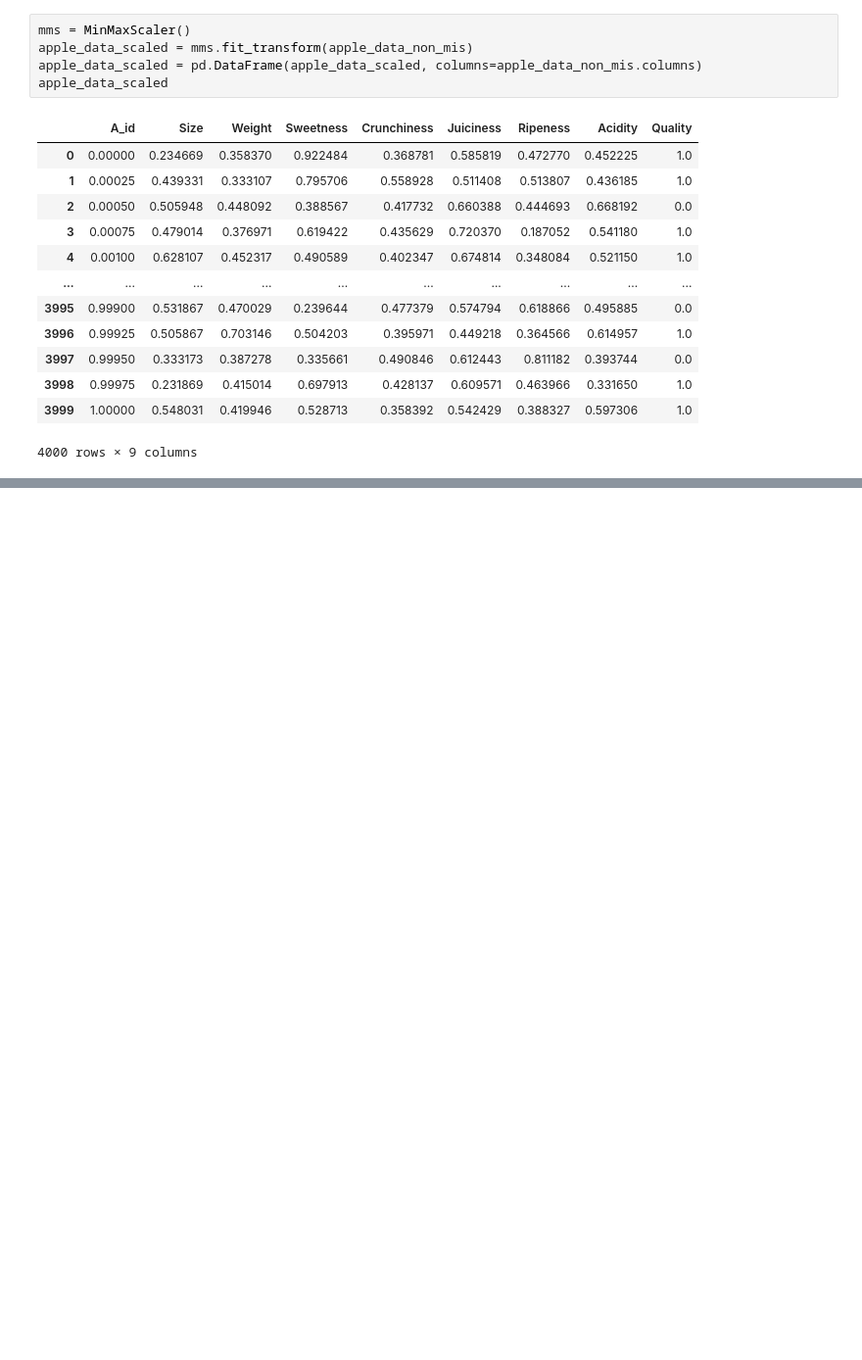
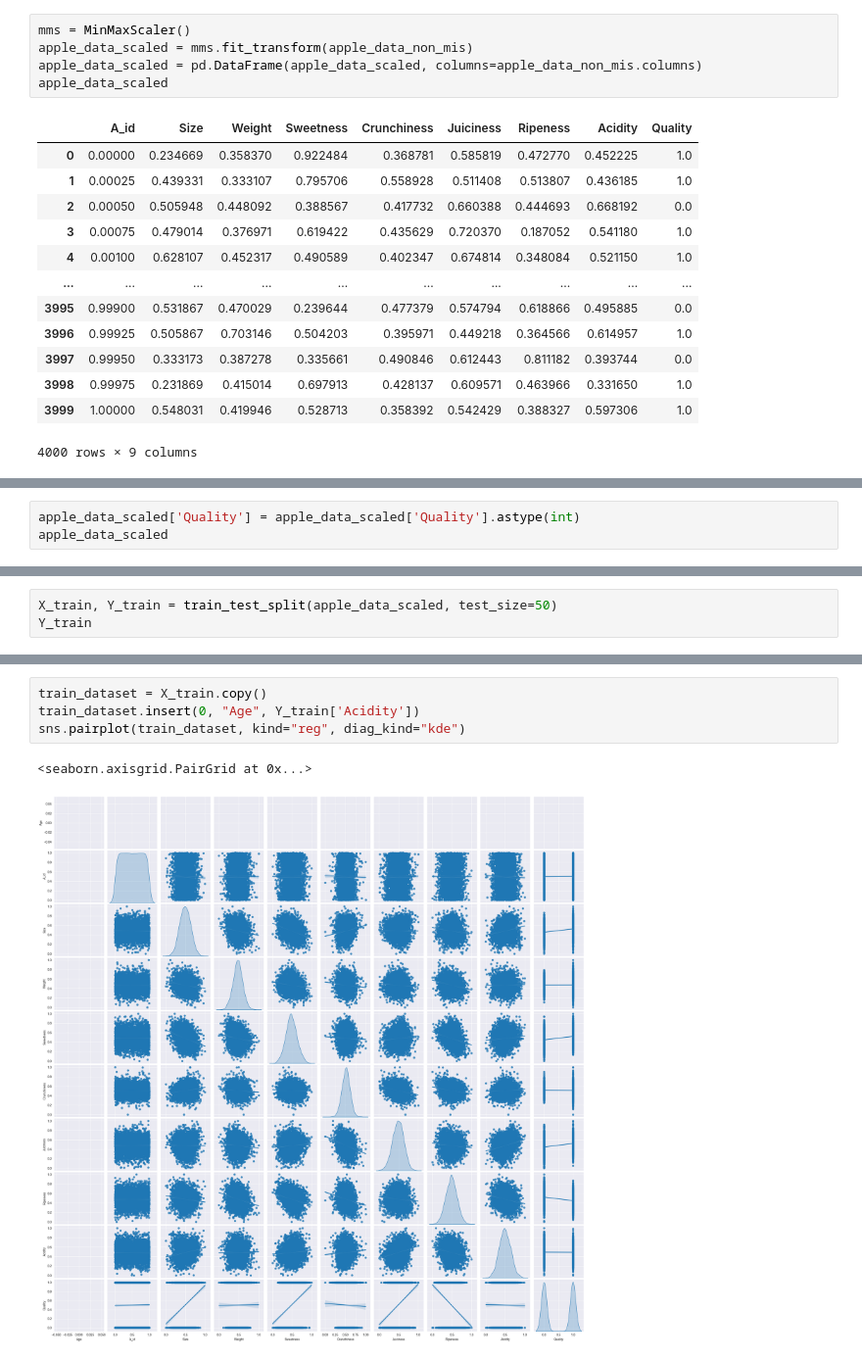
Before and after one commit to KrishnanditoLksn/MachineLearning_101, a Jupyter notebook: mlArchive/apple.ipynb, the cells around one changed output, grey strips where cells are left out. Shown at 98% size. Saved outputs shown, nothing was run; the diff lists cells and outputs as text; blank space fills up the shorter version.

```diff
--- a/mlArchive/apple.ipynb
+++ b/mlArchive/apple.ipynb
@@ -205,0 +240,3 @@ apple_data_scaled
+# %%
+apple_data_scaled['Quality'] = apple_data_scaled['Quality'].astype(int)
+apple_data_scaled
@@ -205,0 +273,3 @@ apple_data_scaled
+# %%
+X_train, Y_train = train_test_split(apple_data_scaled, test_size=50)
+Y_train
@@ -205,0 +313,7 @@ apple_data_scaled
+# %%
+train_dataset = X_train.copy()
+train_dataset.insert(0, "Age", Y_train['Acidity'])
+sns.pairplot(train_dataset, kind="reg", diag_kind="kde")
+# %% [output]
+<seaborn.axisgrid.PairGrid at 0x...>
+[figure, added]
```
Also changed, not shown: parts of 11 cells of this notebook.
